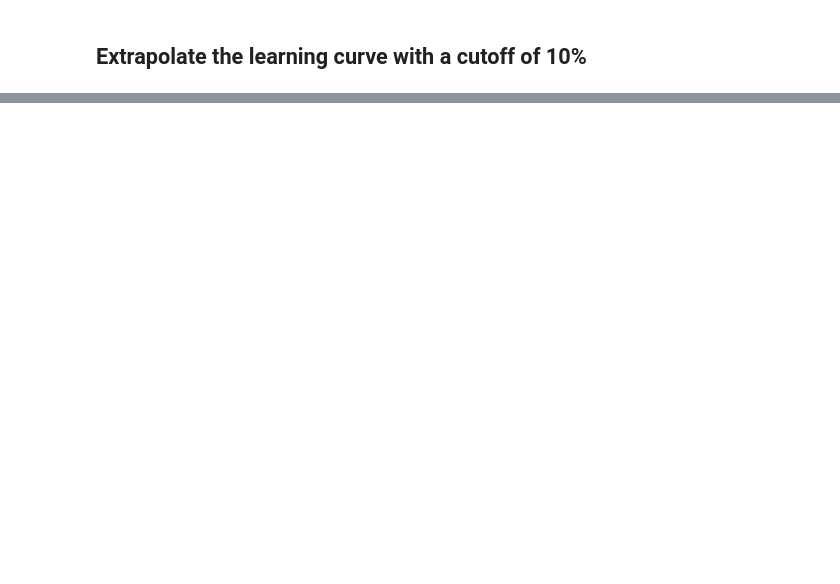
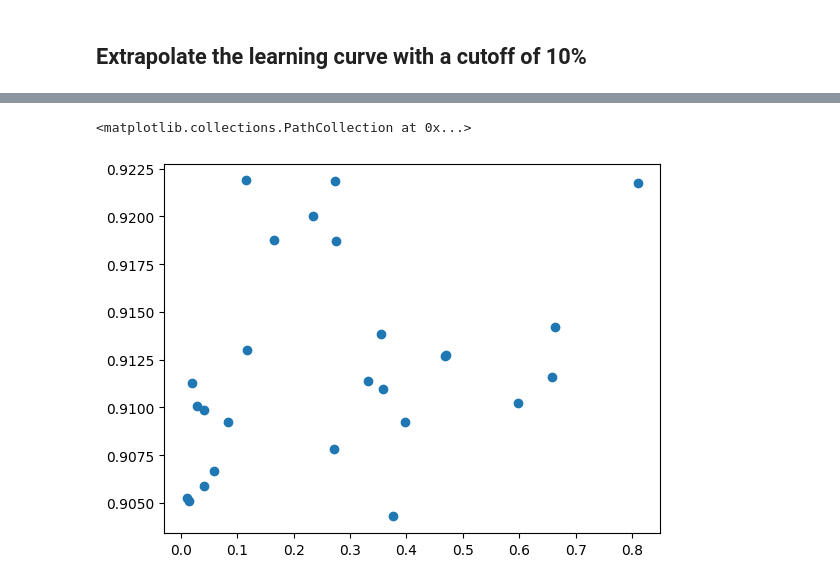
Before and after one commit to Remi-Lejeune/deep-learning-project, a Jupyter notebook: notebooks/inference.ipynb, the cells around one changed output, grey strips where cells are left out. Cells and saved outputs as stored; diff of their text form; code cells hidden in the pictures; blank space fills up the shorter version.

Commit message:
new data

```diff
--- a/notebooks/inference.ipynb
+++ b/notebooks/inference.ipynb
@@ -65,6 +65,20 @@ def get_test_batch(
 
     return x_data, y_data, y_data_noisy
 
+def get_random(num_features=1, seq_len=26, device='cpu'):
+    assert num_features == 1
+    x_data, y_data = get_data()
+    ind = np.random.randint(0, 3302)
+    x_data = x_data[ind, :]
+    y_data = y_data[ind, :]
+
+    print(x_data.shape)
+    print(y_data.shape)
+
+    # x_data = x_data.view((num_features, 1, seq_len)).transpose(2, 0).to(device)
+    # y_data = y_data.transpose(1, 0).to(device)
+    return x_data, y_data
+
 def get_batch(
     batch_size,
     seq_len,
@@ -129,6 +166,6 @@ plt.ylim(0, 1)
 # y = torch.from_numpy(curve).float().unsqueeze(1)
 # cutoff = 10
 
-x, y, _ = get_test_batch(1)
+x, y = get_random()
 x = x.squeeze(dim=-1)
 cutoff = 13
@@ -175,0 +234,5 @@ IndexError: index 1 is out of bounds for dimension 1 with size 1
+# %%
+plt.scatter(x_plot, y_plot)
+# %% [output]
+<matplotlib.collections.PathCollection at 0x...>
+[figure, added]
```
Also changed, not shown: parts of 17 cells of this notebook, 2 other files.
